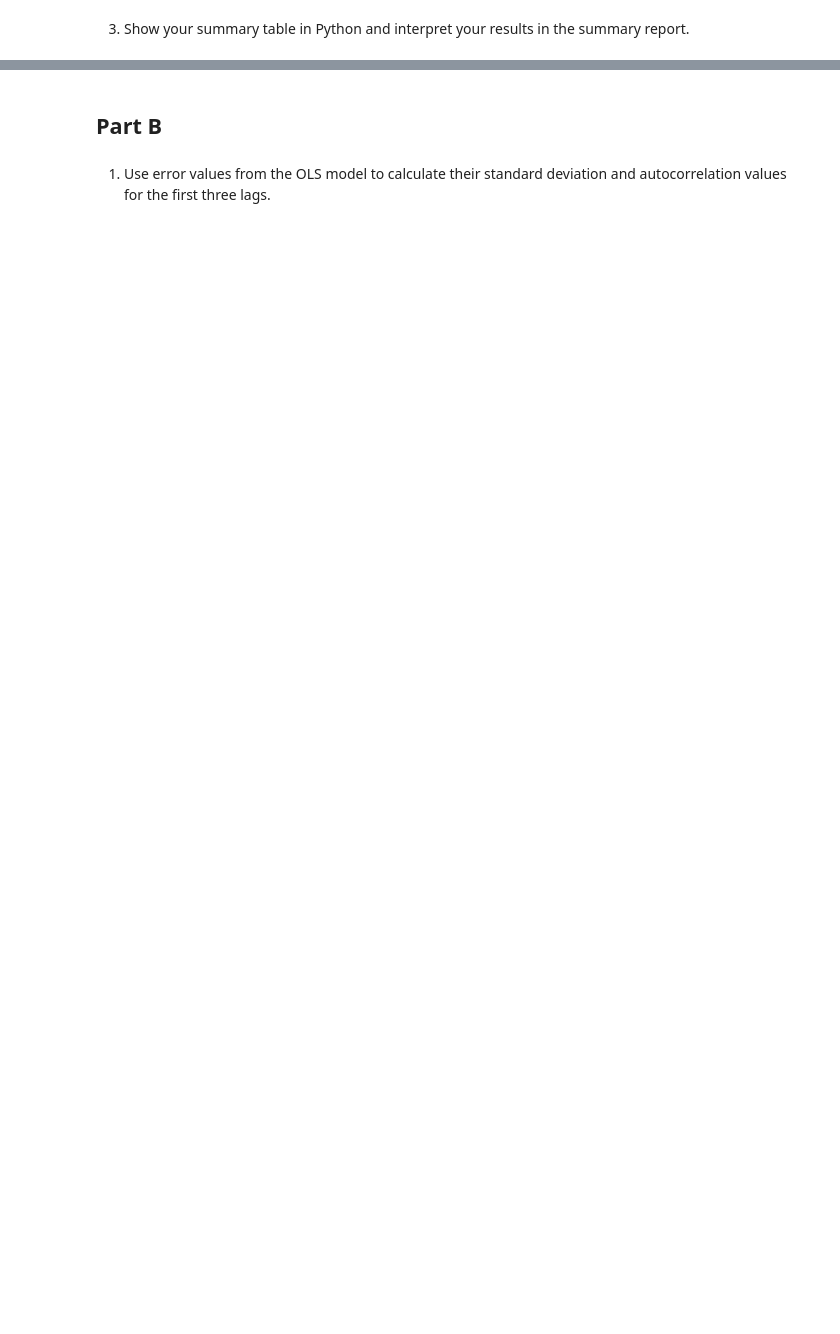
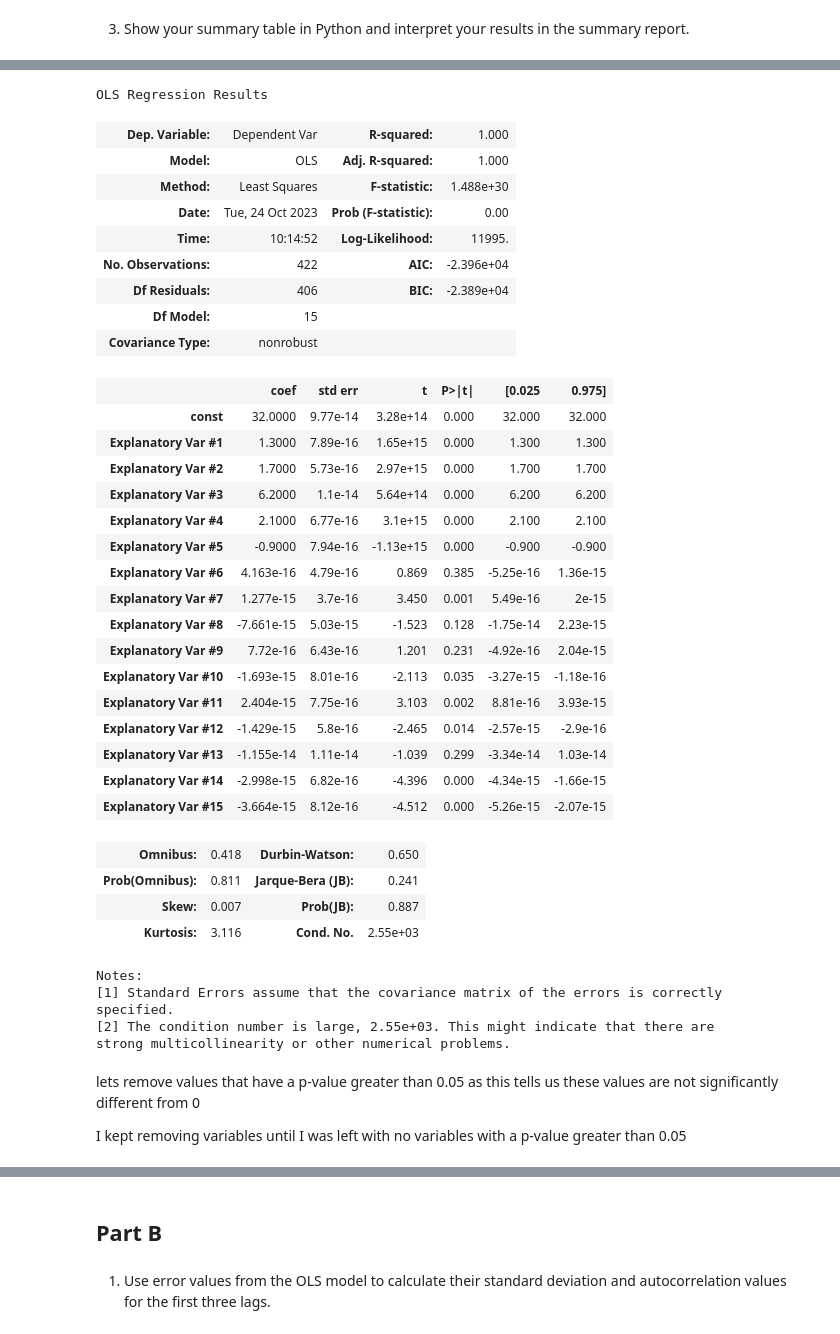
Before and after one commit to jreid94/schulich_data_science, a Jupyter notebook: Predictive Analytics/Assignments/A1.2.ipynb, the cells around one changed output, grey strips where cells are left out. Drawn from its saved outputs; the diff is of its cells as text; code cells hidden in the pictures; blank space fills up the shorter version.

```diff
--- a/Predictive Analytics/Assignments/A1.2.ipynb
+++ b/Predictive Analytics/Assignments/A1.2.ipynb
@@ -70,5 +71,8 @@ Notes:
 # %%
 model_reg = sm.OLS(y,X).fit()
+# %%
+x_updated = sm.add_constant(X)
+model_updated = sm.OLS(y,x_updated).fit()
 # %% [markdown]
 3.	Show your summary table in Python and interpret your results in the summary report.
 # %%
@@ -150,0 +114,42 @@ In summary, this regression analysis appears to have a very high R-squared value
+# %%
+model_updated.summary()
+# %% [output]
+OLS Regression Results
+| Dep. Variable: | Dependent Var | R-squared: | 1.000 |
+| Model: | OLS | Adj. R-squared: | 1.000 |
+| Method: | Least Squares | F-statistic: | 1.488e+30 |
+| Date: | Tue, 24 Oct 2023 | Prob (F-statistic): | 0.00 |
+| Time: | 10:14:52 | Log-Likelihood: | 11995. |
+| No. Observations: | 422 | AIC: | -2.396e+04 |
+| Df Residuals: | 406 | BIC: | -2.389e+04 |
+| Df Model: | 15 |  |  |
+| Covariance Type: | nonrobust |  |  |
+|  | coef | std err | t | P>|t| | [0.025 | 0.975] |
+| const | 32.0000 | 9.77e-14 | 3.28e+14 | 0.000 | 32.000 | 32.000 |
+| Explanatory Var #1 | 1.3000 | 7.89e-16 | 1.65e+15 | 0.000 | 1.300 | 1.300 |
+| Explanatory Var #2 | 1.7000 | 5.73e-16 | 2.97e+15 | 0.000 | 1.700 | 1.700 |
+| Explanatory Var #3 | 6.2000 | 1.1e-14 | 5.64e+14 | 0.000 | 6.200 | 6.200 |
+| Explanatory Var #4 | 2.1000 | 6.77e-16 | 3.1e+15 | 0.000 | 2.100 | 2.100 |
+| Explanatory Var #5 | -0.9000 | 7.94e-16 | -1.13e+15 | 0.000 | -0.900 | -0.900 |
+| Explanatory Var #6 | 4.163e-16 | 4.79e-16 | 0.869 | 0.385 | -5.25e-16 | 1.36e-15 |
+| Explanatory Var #7 | 1.277e-15 | 3.7e-16 | 3.450 | 0.001 | 5.49e-16 | 2e-15 |
+| Explanatory Var #8 | -7.661e-15 | 5.03e-15 | -1.523 | 0.128 | -1.75e-14 | 2.23e-15 |
+| Explanatory Var #9 | 7.72e-16 | 6.43e-16 | 1.201 | 0.231 | -4.92e-16 | 2.04e-15 |
+| Explanatory Var #10 | -1.693e-15 | 8.01e-16 | -2.113 | 0.035 | -3.27e-15 | -1.18e-16 |
+| Explanatory Var #11 | 2.404e-15 | 7.75e-16 | 3.103 | 0.002 | 8.81e-16 | 3.93e-15 |
+| Explanatory Var #12 | -1.429e-15 | 5.8e-16 | -2.465 | 0.014 | -2.57e-15 | -2.9e-16 |
+| Explanatory Var #13 | -1.155e-14 | 1.11e-14 | -1.039 | 0.299 | -3.34e-14 | 1.03e-14 |
+| Explanatory Var #14 | -2.998e-15 | 6.82e-16 | -4.396 | 0.000 | -4.34e-15 | -1.66e-15 |
+| Explanatory Var #15 | -3.664e-15 | 8.12e-16 | -4.512 | 0.000 | -5.26e-15 | -2.07e-15 |
+| Omnibus: | 0.418 | Durbin-Watson: | 0.650 |
+| Prob(Omnibus): | 0.811 | Jarque-Bera (JB): | 0.241 |
+| Skew: | 0.007 | Prob(JB): | 0.887 |
+| Kurtosis: | 3.116 | Cond. No. | 2.55e+03 |
+Notes:
+[1] Standard Errors assume that the covariance matrix of the errors is correctly specified.
+[2] The condition number is large, 2.55e+03. This might indicate that there are
+strong multicollinearity or other numerical problems.
+# %% [markdown]
+lets remove values that have a p-value greater than 0.05 as this tells us these values are not significantly different from 0
+
+I kept removing variables until I was left with no variables with a p-value greater than 0.05
```
Also changed, not shown: parts of 39 cells of this notebook.
